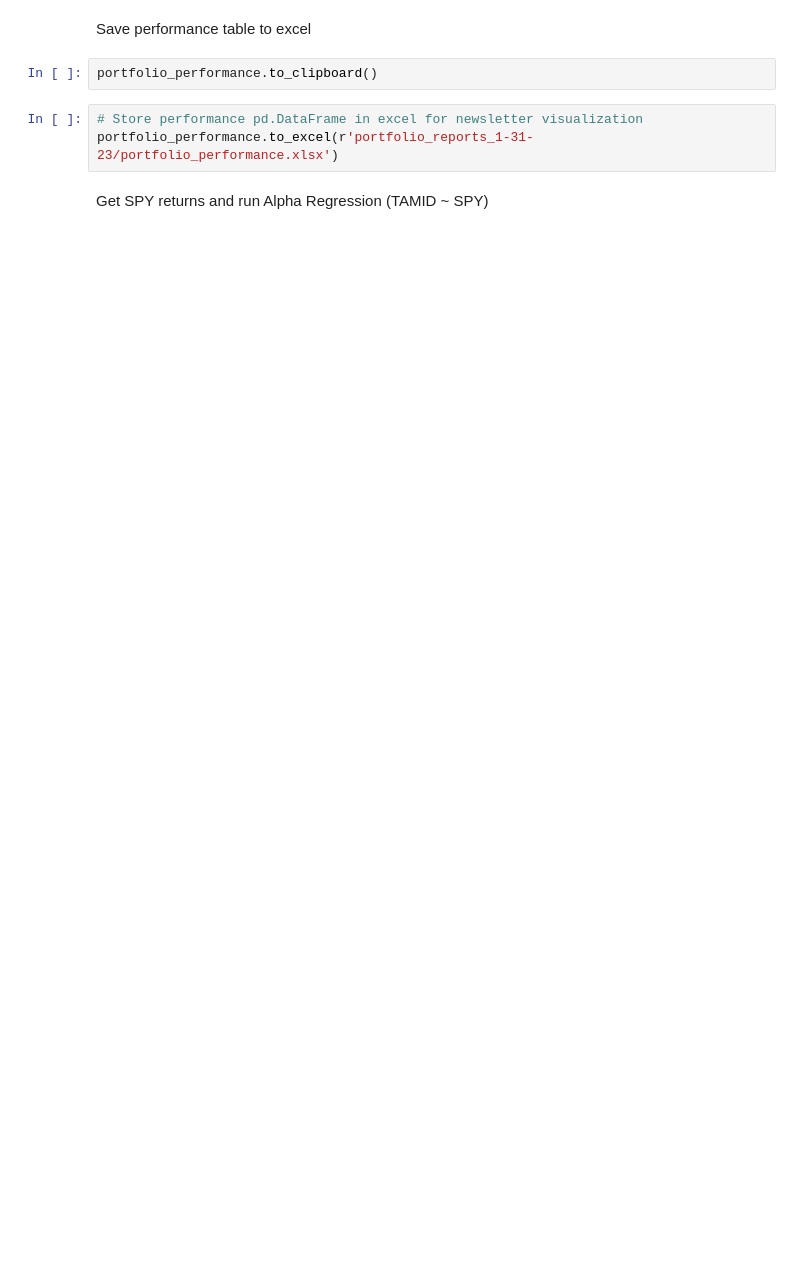
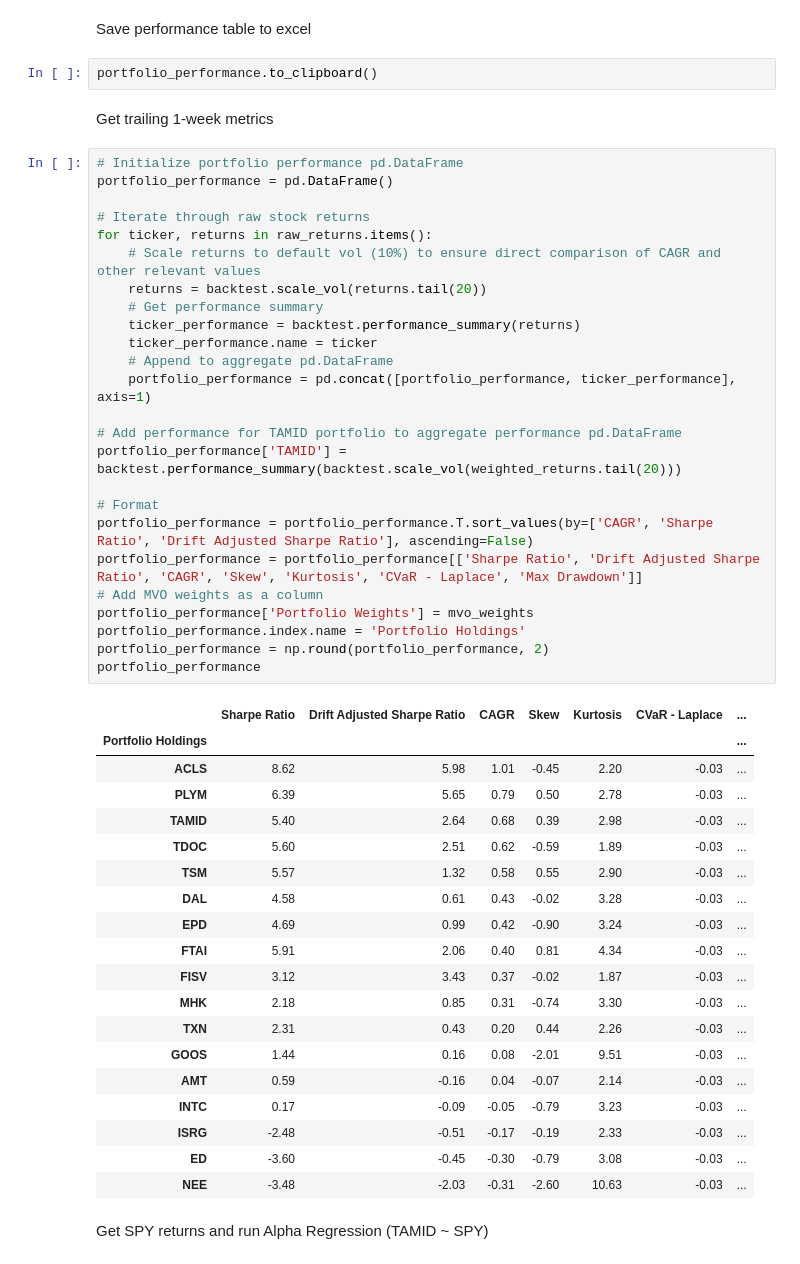
Before and after one commit to marcuskastevens/portfolio_newsletter, a Jupyter notebook: performance_attribution.ipynb, the cells around one changed output. Saved outputs shown, nothing was run; the diff lists cells and outputs as text; blank space fills up the shorter version.

```diff
--- a/performance_attribution.ipynb
+++ b/performance_attribution.ipynb
@@ -101,9 +113,53 @@ portfolio_performance
 Save performance table to excel
 # %%
 portfolio_performance.to_clipboard()
-# %%
-# Store performance pd.DataFrame in excel for newsletter visualization
-portfolio_performance.to_excel(r'portfolio_reports_1-31-23/portfolio_performance.xlsx')
+# %% [markdown]
+Get trailing 1-week metrics
+# %%
+# Initialize portfolio performance pd.DataFrame
+portfolio_performance = pd.DataFrame()
+
+# Iterate through raw stock returns
+for ticker, returns in raw_returns.items():
+    # Scale returns to default vol (10%) to ensure direct comparison of CAGR and other relevant values
+    returns = backtest.scale_vol(returns.tail(20))
+    # Get performance summary
+    ticker_performance = backtest.performance_summary(returns)
+    ticker_performance.name = ticker
+    # Append to aggregate pd.DataFrame
+    portfolio_performance = pd.concat([portfolio_performance, ticker_performance], axis=1)
+
+# Add performance for TAMID portfolio to aggregate performance pd.DataFrame
+portfolio_performance['TAMID'] = backtest.performance_summary(backtest.scale_vol(weighted_returns.tail(20)))
+
+# Format
+portfolio_performance = portfolio_performance.T.sort_values(by=['CAGR', 'Sharpe Ratio', 'Drift Adjusted Sharpe Ratio'], ascending=False)
+portfolio_performance = portfolio_performance[['Sharpe Ratio', 'Drift Adjusted Sharpe Ratio', 'CAGR', 'Skew', 'Kurtosis', 'CVaR - Laplace', 'Max Drawdown']]
+# Add MVO weights as a column
+portfolio_performance['Portfolio Weights'] = mvo_weights
+portfolio_performance.index.name = 'Portfolio Holdings'
+portfolio_performance = np.round(portfolio_performance, 2)
+portfolio_performance
+# %% [output]
+|  | Sharpe Ratio | Drift Adjusted Sharpe Ratio | CAGR | Skew | Kurtosis | CVaR - Laplace | ... |
+| Portfolio Holdings |  |  |  |  |  |  | ... |
+| ACLS | 8.62 | 5.98 | 1.01 | -0.45 | 2.20 | -0.03 | ... |
+| PLYM | 6.39 | 5.65 | 0.79 | 0.50 | 2.78 | -0.03 | ... |
+| TAMID | 5.40 | 2.64 | 0.68 | 0.39 | 2.98 | -0.03 | ... |
+| TDOC | 5.60 | 2.51 | 0.62 | -0.59 | 1.89 | -0.03 | ... |
+| TSM | 5.57 | 1.32 | 0.58 | 0.55 | 2.90 | -0.03 | ... |
+| DAL | 4.58 | 0.61 | 0.43 | -0.02 | 3.28 | -0.03 | ... |
+| EPD | 4.69 | 0.99 | 0.42 | -0.90 | 3.24 | -0.03 | ... |
+| FTAI | 5.91 | 2.06 | 0.40 | 0.81 | 4.34 | -0.03 | ... |
+| FISV | 3.12 | 3.43 | 0.37 | -0.02 | 1.87 | -0.03 | ... |
+| MHK | 2.18 | 0.85 | 0.31 | -0.74 | 3.30 | -0.03 | ... |
+| TXN | 2.31 | 0.43 | 0.20 | 0.44 | 2.26 | -0.03 | ... |
+| GOOS | 1.44 | 0.16 | 0.08 | -2.01 | 9.51 | -0.03 | ... |
+| AMT | 0.59 | -0.16 | 0.04 | -0.07 | 2.14 | -0.03 | ... |
+| INTC | 0.17 | -0.09 | -0.05 | -0.79 | 3.23 | -0.03 | ... |
+| ISRG | -2.48 | -0.51 | -0.17 | -0.19 | 2.33 | -0.03 | ... |
+| ED | -3.60 | -0.45 | -0.30 | -0.79 | 3.08 | -0.03 | ... |
+| NEE | -3.48 | -2.03 | -0.31 | -2.60 | 10.63 | -0.03 | ... |
 # %% [markdown]
 Get SPY returns and run Alpha Regression (TAMID ~ SPY)
 # %%
```
Also changed, not shown: parts of 12 cells of this notebook, 42 other files.
